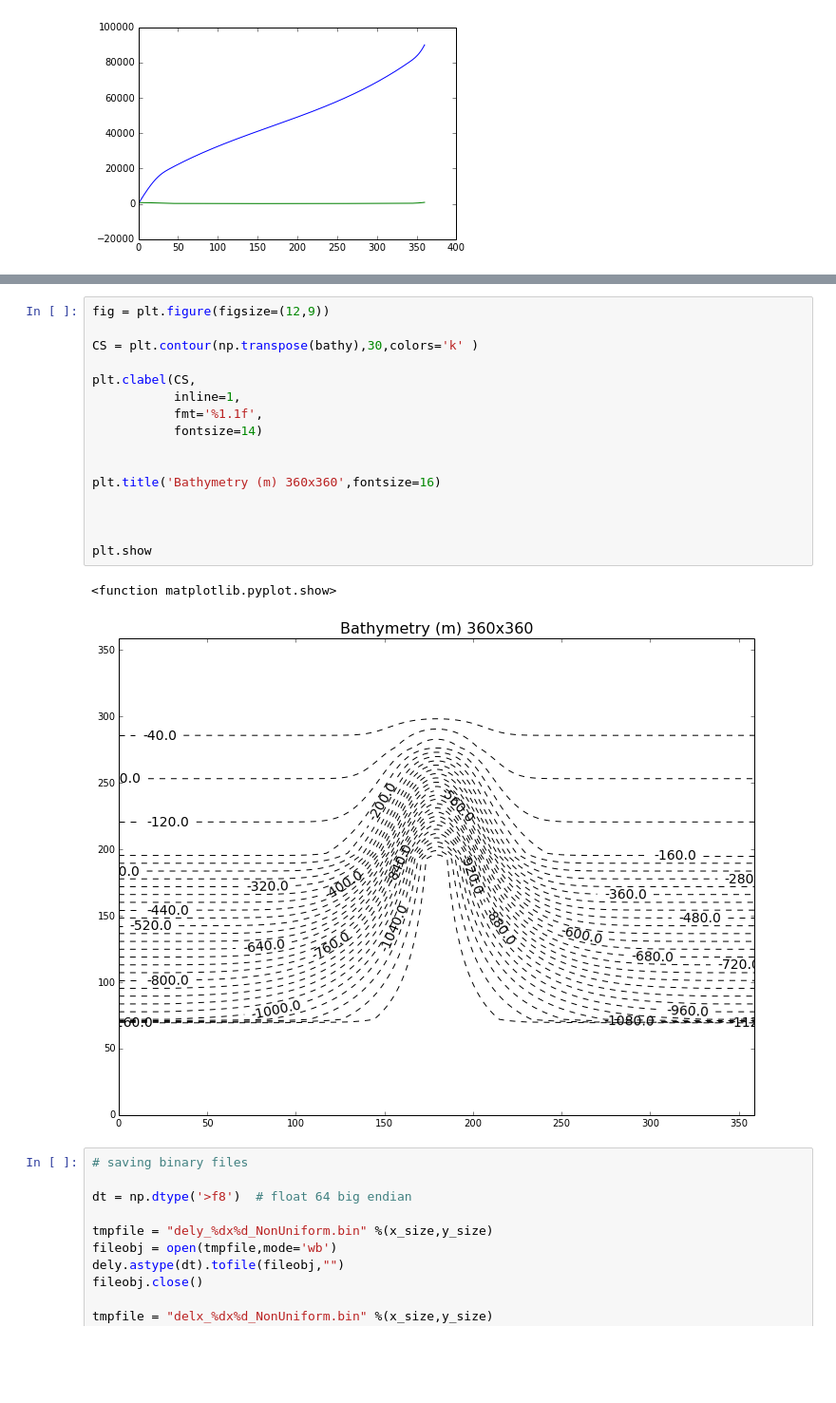
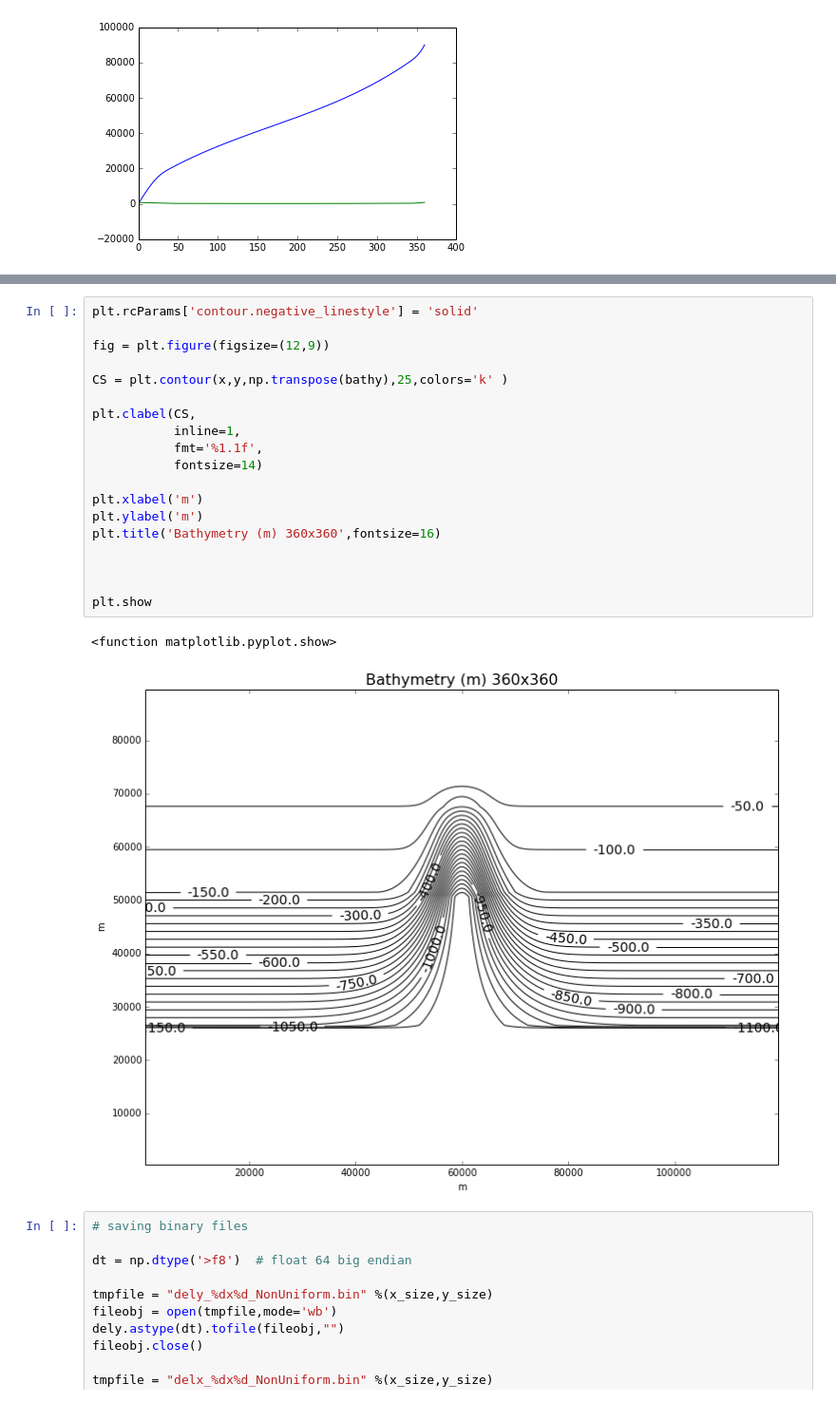
Before and after one commit to UBC-MOAD/buildcanyon, a Jupyter notebook: Bathymetry/GenerateNonUniformBathymetry360x360.ipynb, the cells around one changed output, grey strips where cells are left out. Shown at 95% size. Drawn from its saved outputs; the diff is of its cells as text; blank space fills up the shorter version.

```diff
--- a/Bathymetry/GenerateNonUniformBathymetry360x360.ipynb
+++ b/Bathymetry/GenerateNonUniformBathymetry360x360.ipynb
@@ -180,22 +193,25 @@ print(bathy.shape)
 # %%
+plt.rcParams['contour.negative_linestyle'] = 'solid'
+
 fig = plt.figure(figsize=(12,9))
 
-CS = plt.contour(np.transpose(bathy),30,colors='k' )
+CS = plt.contour(x,y,np.transpose(bathy),25,colors='k' )
 
 plt.clabel(CS,
            inline=1,
            fmt='%1.1f',
            fontsize=14)
 
-
+plt.xlabel('m')
+plt.ylabel('m')
 plt.title('Bathymetry (m) 360x360',fontsize=16)
 
 
 
 plt.show
 # %% [output]
 <function matplotlib.pyplot.show>
-[figure, old version]
+[figure, new version]
 # %%
 # saving binary files
 
```
Also changed, not shown: parts of 10 cells of this notebook, 2 other files.
